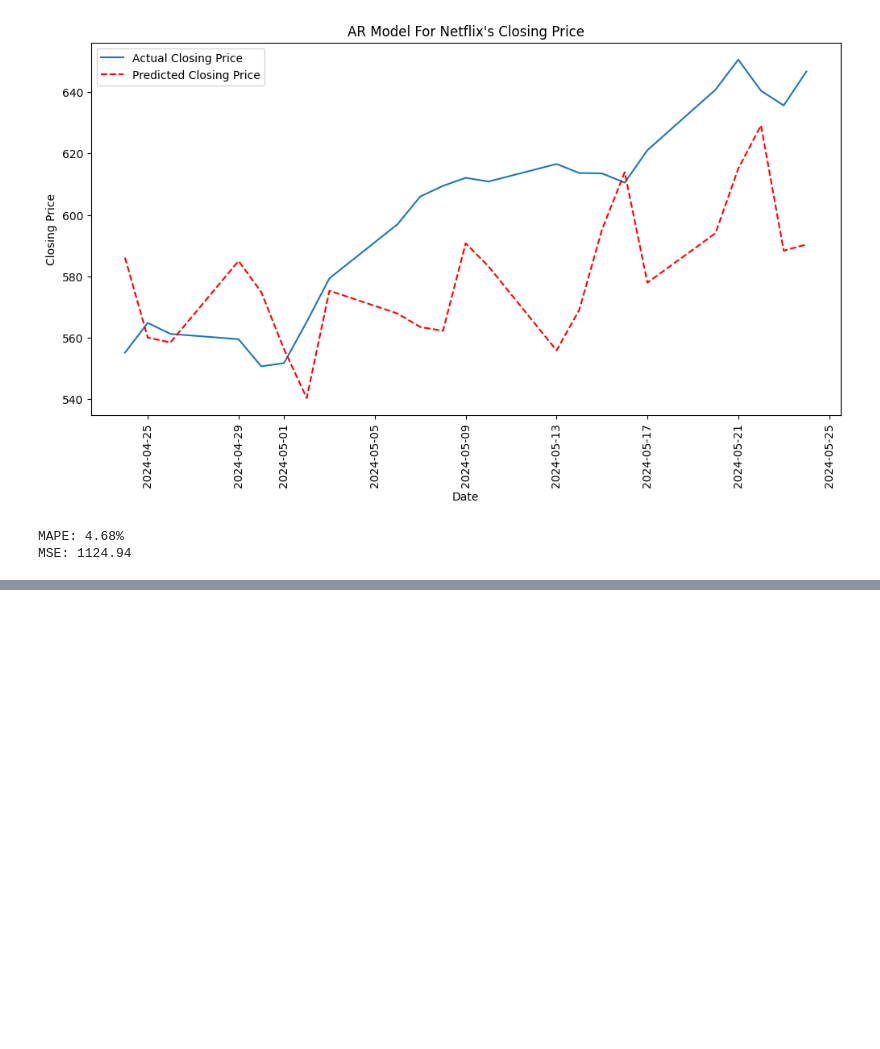
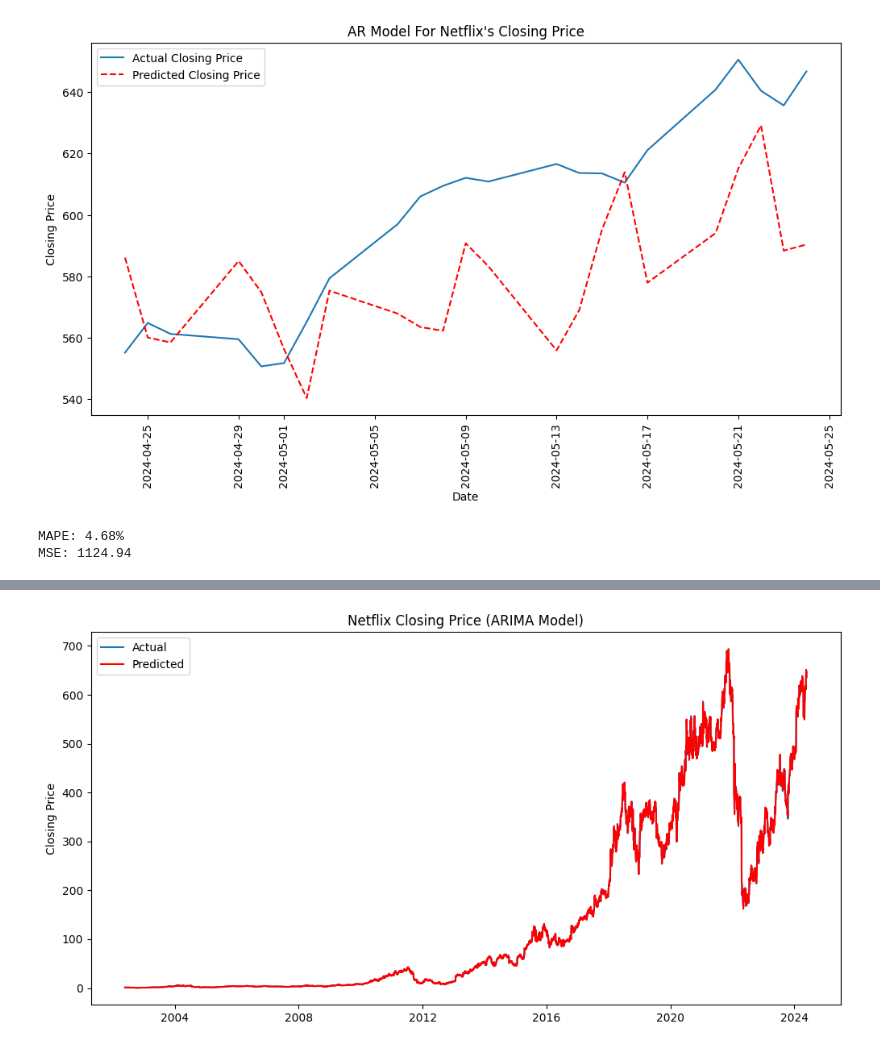
Before and after one commit to kazirshahria/regression_and_time_series, a Jupyter notebook: time_series.ipynb, the cells around one changed output, grey strips where cells are left out. Saved outputs shown, nothing was run; the diff lists cells and outputs as text; code cells hidden in the pictures; blank space fills up the shorter version.

```diff
--- a/time_series.ipynb
+++ b/time_series.ipynb
@@ -272,0 +386,13 @@ MSE: 1124.94
+# %%
+# Predictions and Actual
+y_preds = arima_model.predict(start=1, end=len(df))
+
+plt.figure(figsize=(12, 6))
+plt.title("Netflix Closing Price (ARIMA Model)")
+plt.plot(df.index, df["close"], label="Actual")
+plt.plot(df.index, y_preds, label="Predicted", c="r")
+plt.ylabel("Closing Price")
+plt.legend()
+plt.show()
+# %% [output]
+[figure, added]
```
Also changed, not shown: parts of 9 cells of this notebook.
